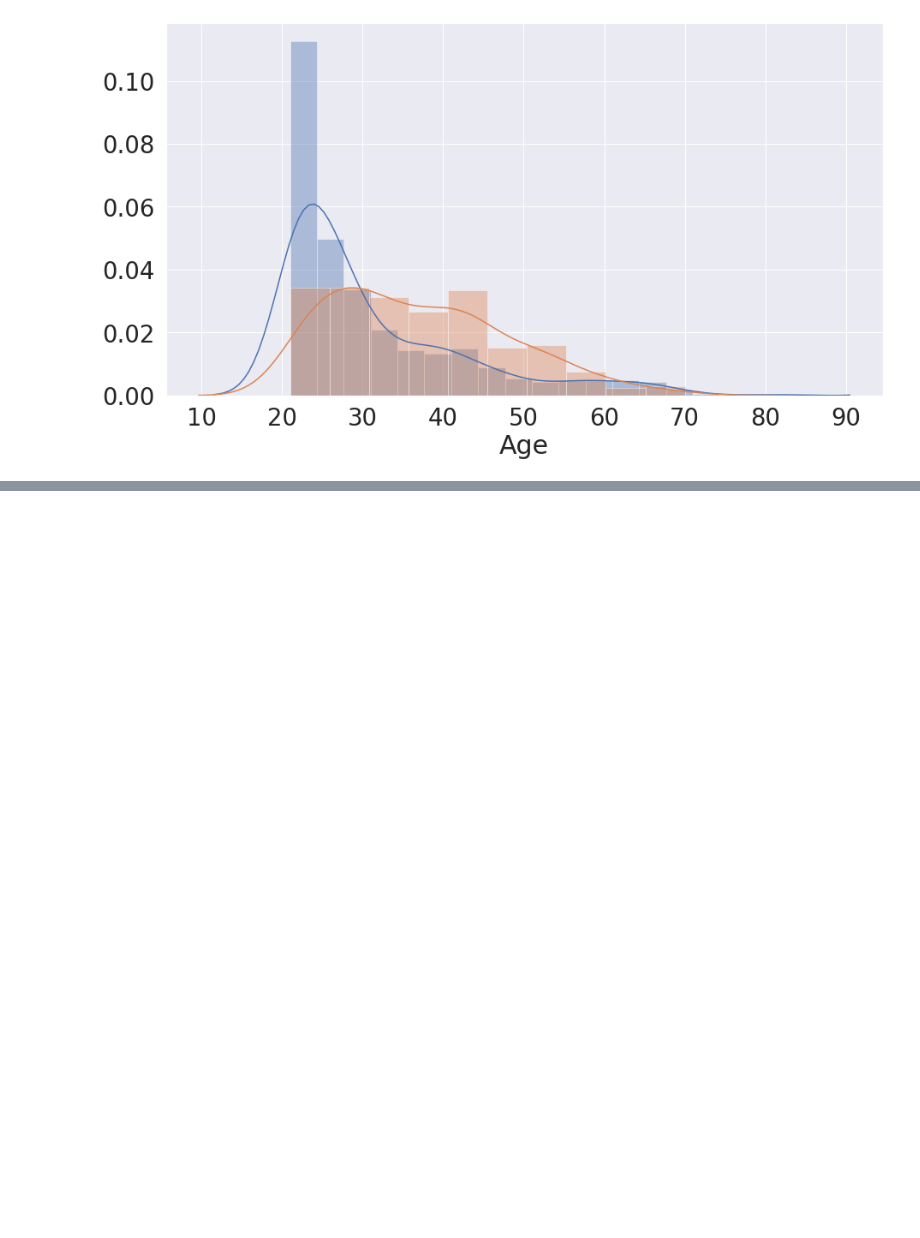
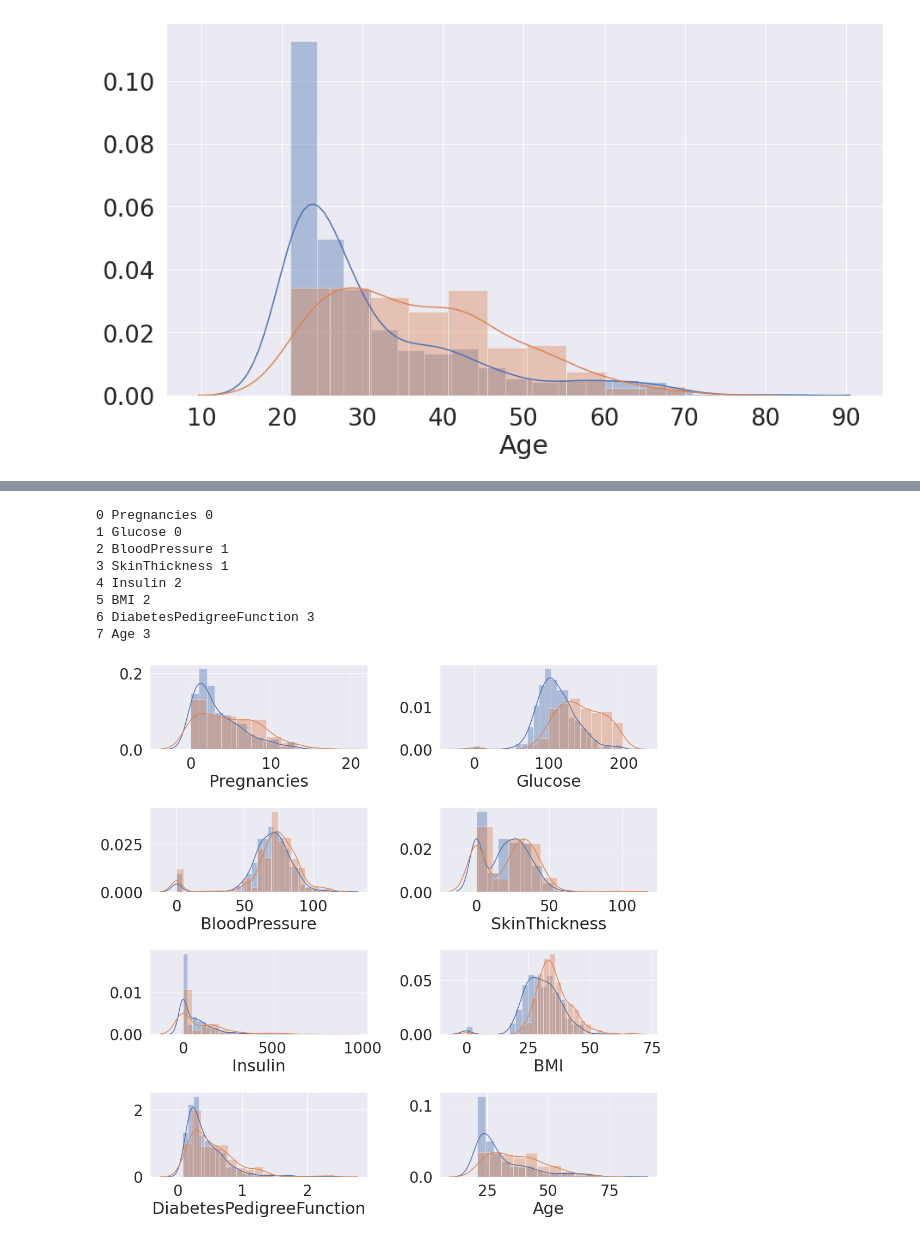
Before and after one commit to swoos91/KaggleStudy, a Jupyter notebook: Diabetes/Diabetes_EDA2.ipynb, the cells around one changed output, grey strips where cells are left out. Drawn from its saved outputs; the diff is of its cells as text; code cells hidden in the pictures; blank space fills up the shorter version.

```diff
--- a/Diabetes/Diabetes_EDA2.ipynb
+++ b/Diabetes/Diabetes_EDA2.ipynb
@@ -236,0 +269,22 @@ sns.distplot(df_1['Age'])
+# %%
+f, ax = plt.subplots( nrows=4, ncols=2, figsize=(15, 15) )
+
+for i, col_name in enumerate(cols[:-1]):
+    row = i // 2
+    col = i % 2
+    print(i, col_name, row)
+    sns.distplot(df_0[col_name], ax=ax[row][col])
+    sns.distplot(df_1[col_name], ax=ax[row][col])
+
+# sns.distplot( df['Outcome'], ax=ax[0][0] )
+plt.tight_layout()
+# %% [output]
+0 Pregnancies 0
+1 Glucose 0
+2 BloodPressure 1
+3 SkinThickness 1
+4 Insulin 2
+5 BMI 2
+6 DiabetesPedigreeFunction 3
+7 Age 3
+[figure, added]
```
Also changed, not shown: parts of 18 cells of this notebook.
